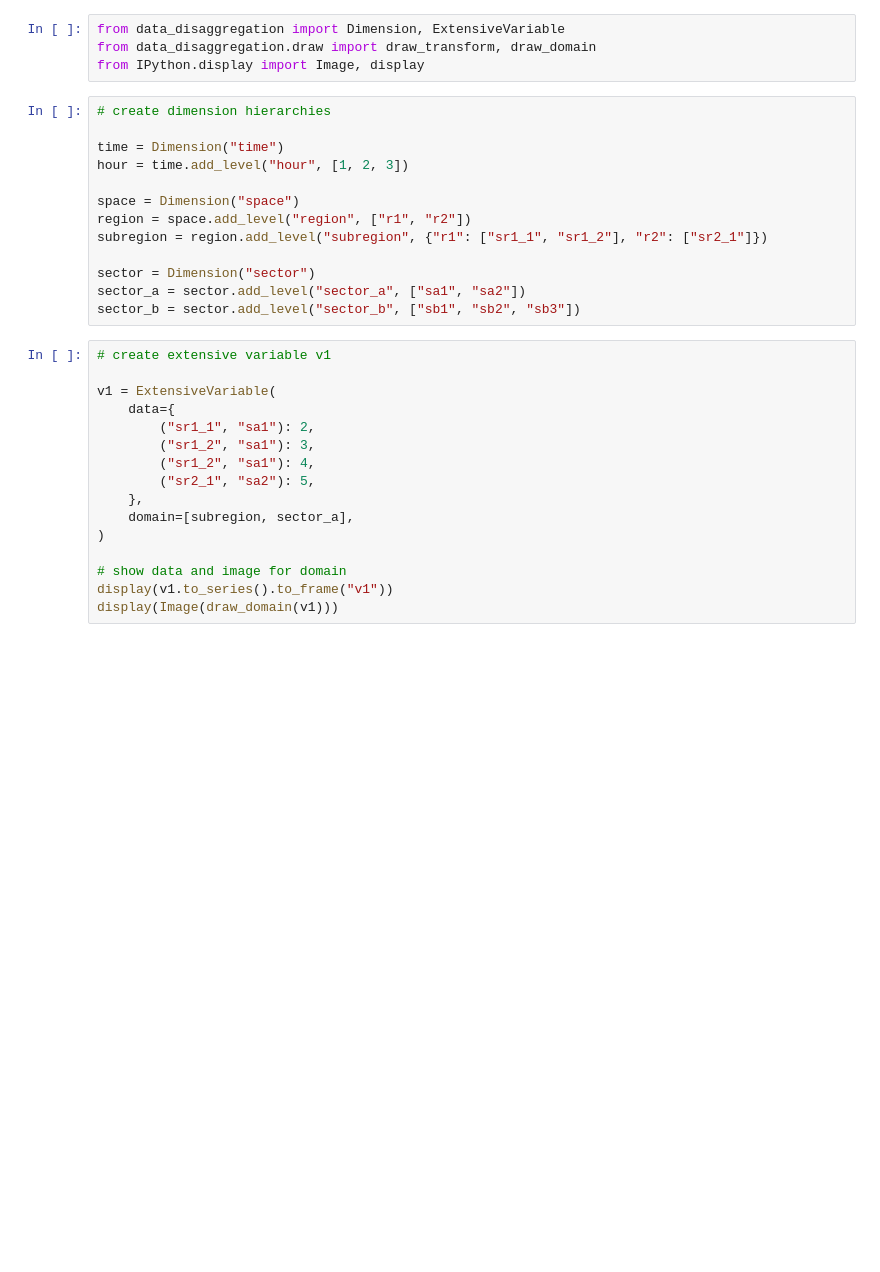
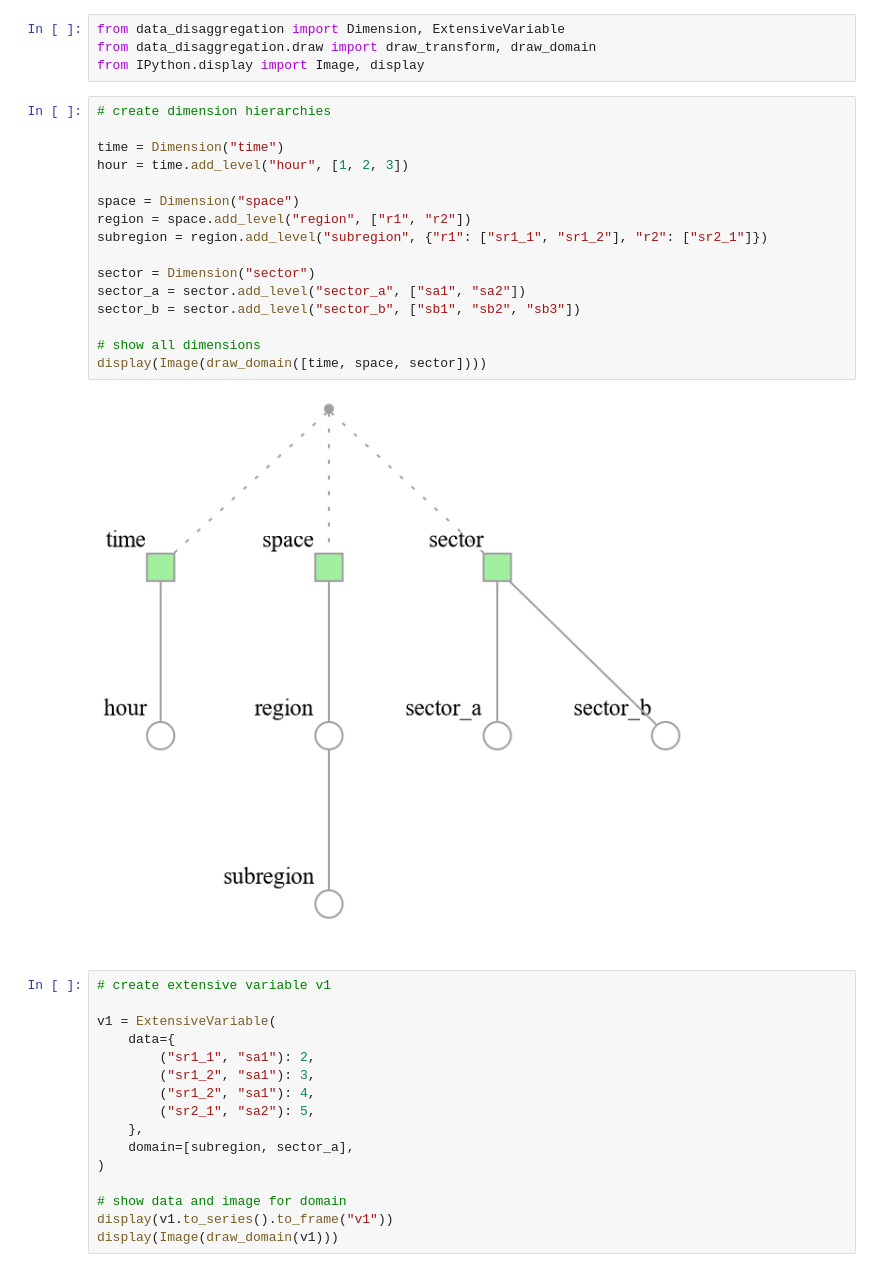
Before and after one commit to wingechr/data-disaggregation, a Jupyter notebook: docs/example.ipynb, the cells around one changed output. Drawn from its saved outputs; the diff is of its cells as text; blank space fills up the shorter version.

Commit message:
allow to display dim chart without variable

```diff
--- a/docs/example.ipynb
+++ b/docs/example.ipynb
@@ -7,16 +7,21 @@ from IPython.display import Image, display
 # %%
 # create dimension hierarchies
 
 time = Dimension("time")
 hour = time.add_level("hour", [1, 2, 3])
 
 space = Dimension("space")
 region = space.add_level("region", ["r1", "r2"])
 subregion = region.add_level("subregion", {"r1": ["sr1_1", "sr1_2"], "r2": ["sr2_1"]})
 
 sector = Dimension("sector")
 sector_a = sector.add_level("sector_a", ["sa1", "sa2"])
 sector_b = sector.add_level("sector_b", ["sb1", "sb2", "sb3"])
+
+# show all dimensions
+display(Image(draw_domain([time, space, sector])))
+# %% [output]
+[figure, added]
 # %%
 # create extensive variable v1
 
```
Also changed, not shown: parts of 1 cell of this notebook, 1 other file.
